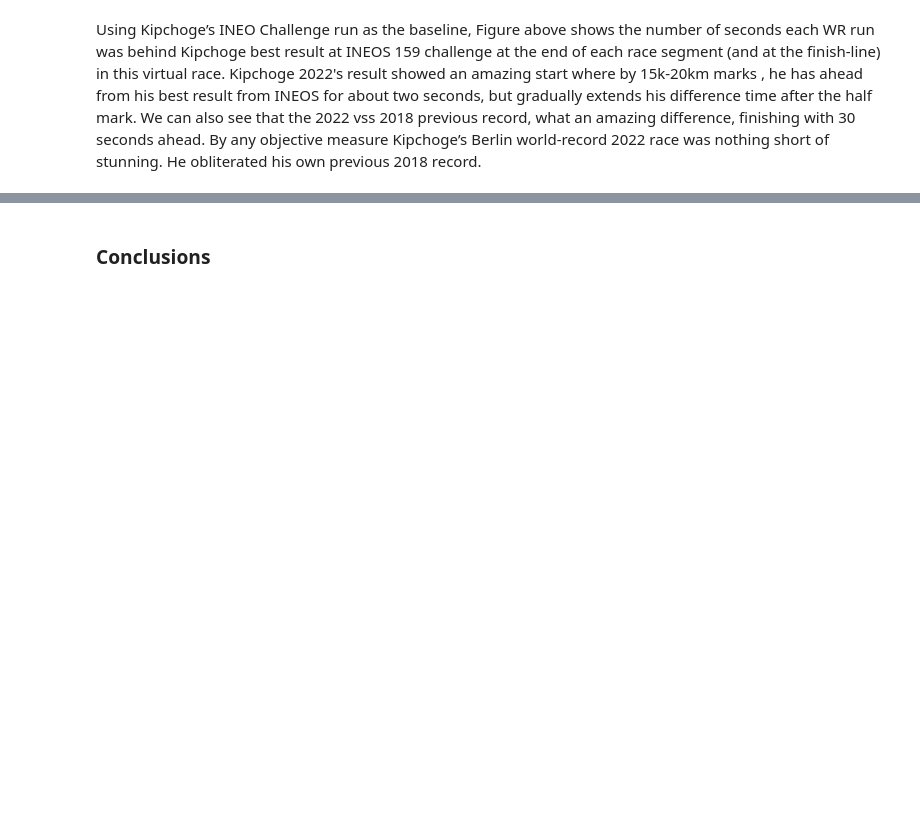
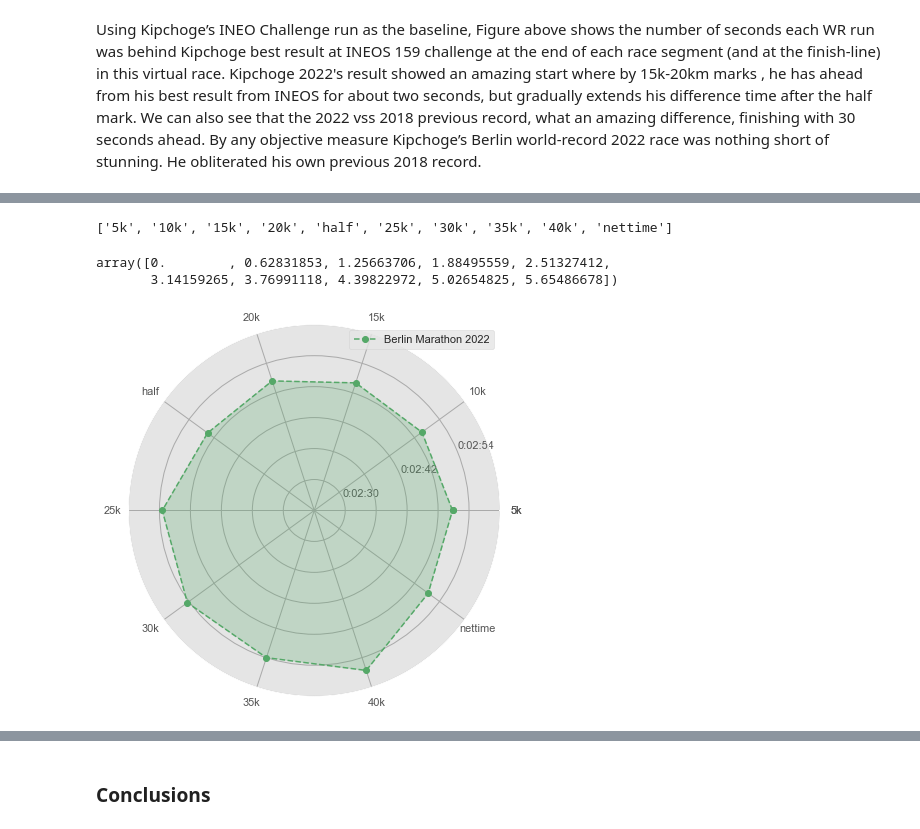
Before and after one commit to corriporai/runpandas, a Jupyter notebook: examples/marathon_analysis.ipynb, the cells around one changed output, grey strips where cells are left out. Drawn from its saved outputs; the diff is of its cells as text; code cells hidden in the pictures; blank space fills up the shorter version.

Commit message:
DOC: Addex notebook example for Berlin Marathon 2022 analysis

```diff
--- a/examples/marathon_analysis.ipynb
+++ b/examples/marathon_analysis.ipynb
@@ -772,0 +756,13 @@ plt.style.use('ggplot')
+# %%
+import numpy as np
+#compute the distance ellapsed per segment , and convert it to kms
+dist_diff = (eliud_race_results["distance_meters"] /1000).diff().fillna(eliud_race_results['distance_meters'][0])
+
+for timing_race, pace_race in [('time_2022', 'pace_2022'), ('time_ineos_159', 'pace_ineos_159' ), ('time_2018', 'pace_2018')]:
+    #compute the time ellapsed per segment
+    time_diff = eliud_race_results[timing_race].diff().fillna(eliud_race_results[timing_race][0])  / np.timedelta64(1, "s")
+    #compute the speed by dividing the split distance and the split time ellapsed and convert it back to timedelta
+    speed = dist_diff / time_diff
+    pace_timedelta = pd.to_timedelta(1 / speed, unit="s")
+    eliud_race_results[pace_race] = pace_timedelta
+eliud_race_results
@@ -772,0 +782,53 @@ plt.style.use('ggplot')
+# %%
+#remove the 0k from the frame, since it doesn't give us any useful information.
+eliud_race_results_filtered = eliud_race_results.iloc[1:]
+
+#Data for visualization
+splits = eliud_race_results_filtered.index.tolist()
+split_paces = {}
+mean_paces = {}
+for pace_race in ['pace_2022', 'pace_ineos_159', 'pace_2018']:
+    #convert the timedelta paces to float and convert it into a list.
+    split_paces[pace_race] = (eliud_race_results_filtered[pace_race] / datetime.timedelta(minutes=1)).tolist()
+    #compute the mean pace and convert into a float. Repeats it by the number of splits.
+    mean_paces[pace_race] = [(eliud_race_results_filtered[pace_race].mean()) / datetime.timedelta(minutes=1)] * 10
+splits
+# %% [output]
+['5k', '10k', '15k', '20k', 'half', '25k', '30k', '35k', '40k', 'nettime']
+# %%
+#Obtain Angles for the radar plot
+angles=np.linspace(0,2*np.pi,len(splits), endpoint=False)
+angles
+# %% [output]
+array([0.        , 0.62831853, 1.25663706, 1.88495559, 2.51327412,
+       3.14159265, 3.76991118, 4.39822972, 5.02654825, 5.65486678])
+# %%
+#Completing full circle
+
+angles=np.concatenate((angles,[angles[0]]))
+splits.append(splits[0])
+for pace_race in split_paces:
+    split_paces[pace_race].append(split_paces[pace_race][0])
+    mean_paces[pace_race].append(mean_paces[pace_race][0])
+# %%
+#Simple chart for one race
+plt.style.use('ggplot')
+
+fig=plt.figure(figsize=(6,6))
+ax=fig.add_subplot(polar=True)
+#basic plot
+ax.plot(angles,split_paces['pace_2022'], 'o--', color='g', label='Berlin Marathon 2022')
+#fill plot
+ax.fill(angles, split_paces['pace_2022'], alpha=0.25, color='g')
+#Add labels
+ax.set_thetagrids(angles * 180/np.pi, splits)
+ax.set_ylim(2.4, 3.0)
+
+ax.set_yticklabels([str(datetime.timedelta(minutes=x)) if idx % 2 != 0 else '' for idx, x in  enumerate(ax.get_yticks()) ], rotation = 45, zorder = 500)
+ax.grid(color='#AAAAAA')
+plt.grid(True)
+plt.tight_layout()
+plt.legend()
+plt.show()
+# %% [output]
+[figure, added]
```
Also changed, not shown: parts of 10 cells of this notebook.
